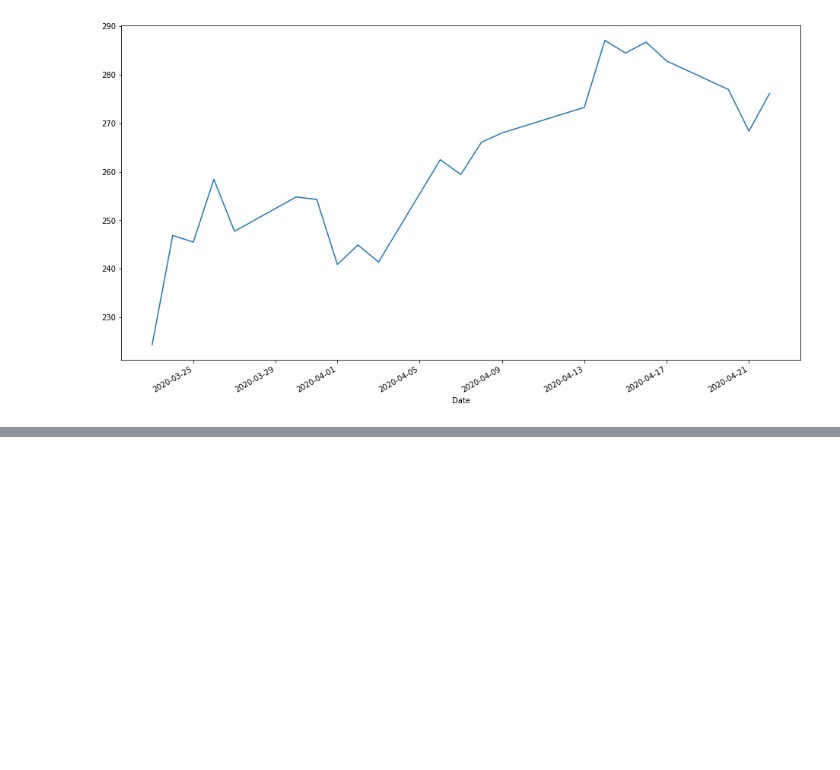
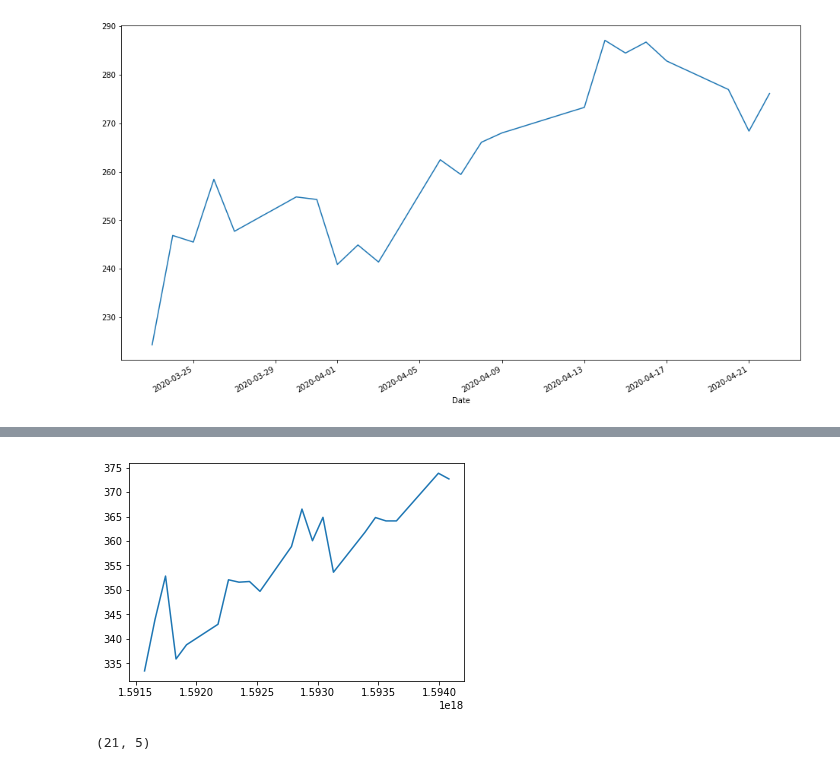
Before and after one commit to allen-chiang/Time-Series-Transformer, a Jupyter notebook: stock_query/Test.ipynb, the cells around one changed output, grey strips where cells are left out. Saved outputs shown, nothing was run; the diff lists cells and outputs as text; code cells hidden in the pictures; blank space fills up the shorter version.

Commit message:
add transformer

```diff
--- a/stock_query/Test.ipynb
+++ b/stock_query/Test.ipynb
@@ -42,0 +84,3 @@ hist['Close'].plot(figsize=(16,9))
+# %%
+st = Stock_Transformer("aapl")
+st.get_company_info()
@@ -42,0 +106,3 @@ hist['Close'].plot(figsize=(16,9))
+# %%
+df = st.get_stock_data_pandas()
+df
@@ -42,0 +128,9 @@ hist['Close'].plot(figsize=(16,9))
+# %%
+plt.plot(df['Close'], label = "Close Price")
+plt.show()
+# %% [output]
+[figure, added]
+# %%
+df.shape
+# %% [output]
+(21, 5)
```
Also changed, not shown: parts of 12 cells of this notebook, 2 other files.
